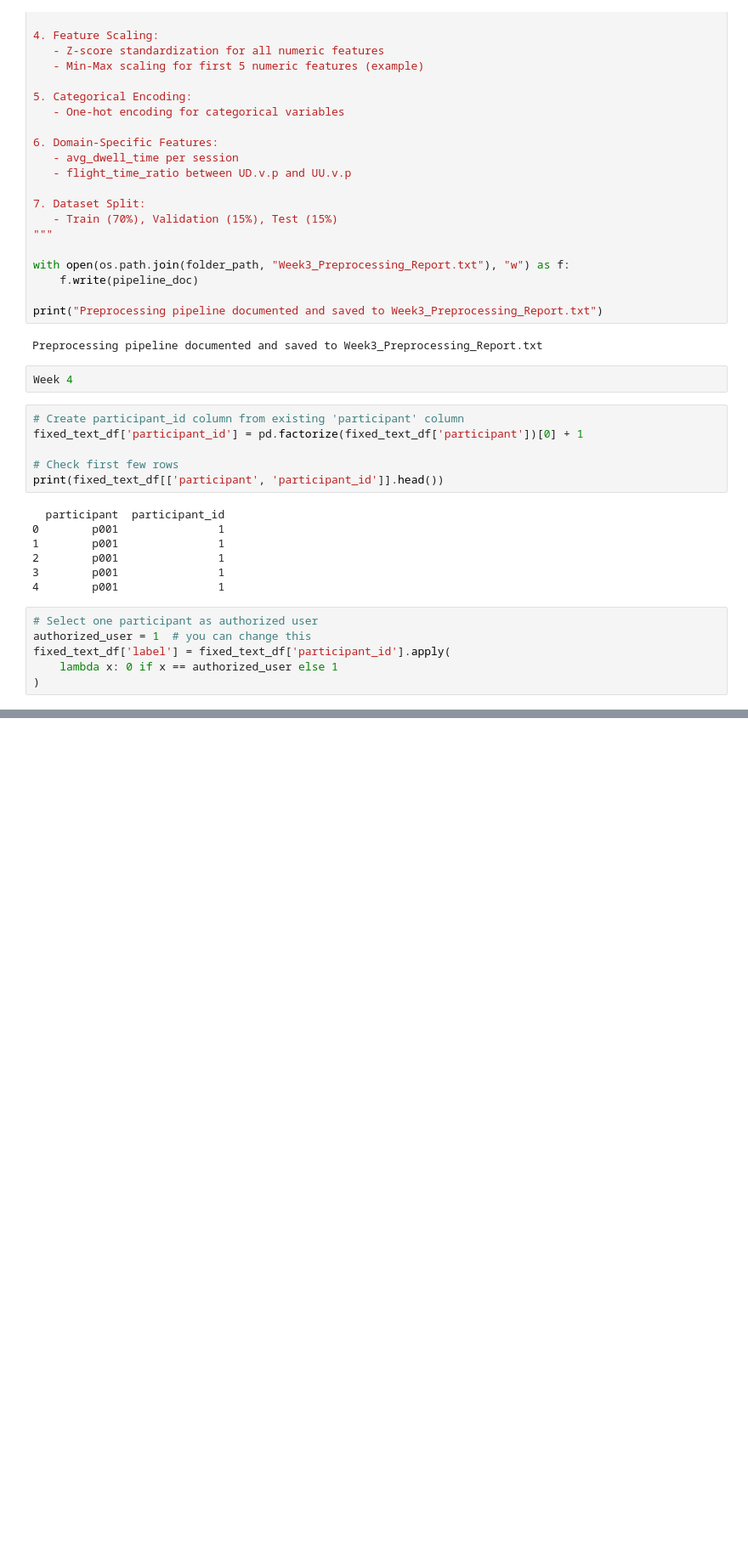
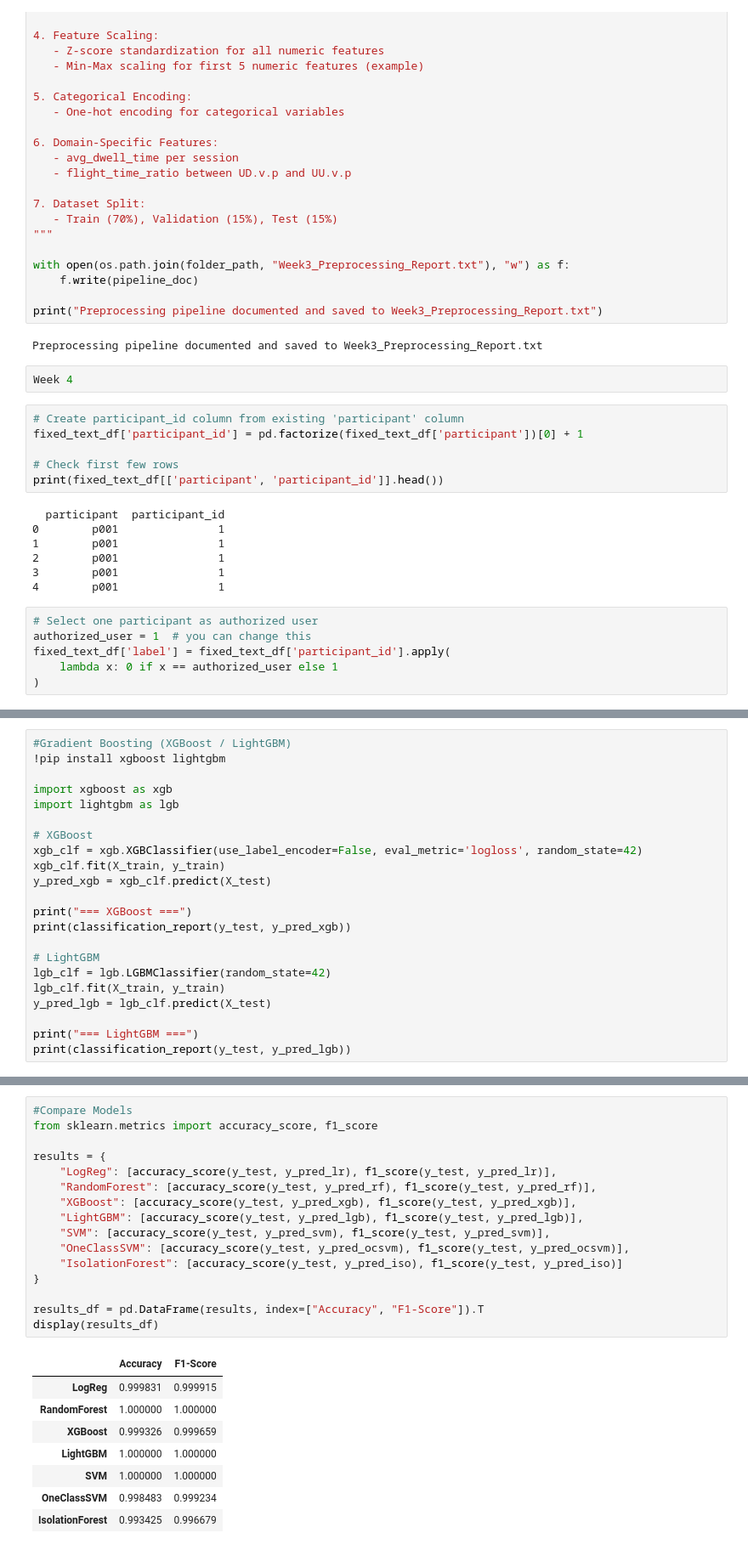
Before and after one commit to sujanpmonger-lab/Keystroke-Dynamics, a Jupyter notebook: Keystroke_Dynamics.ipynb, the cells around one changed output, grey strips where cells are left out. Shown at 85% size. Cells and saved outputs as stored; diff of their text form; blank space fills up the shorter version.

```diff
--- a/Keystroke_Dynamics.ipynb
+++ b/Keystroke_Dynamics.ipynb
@@ -480,0 +668,22 @@ fixed_text_df['label'] = fixed_text_df['participant_id'].apply(
+# %%
+#Gradient Boosting (XGBoost / LightGBM)
+!pip install xgboost lightgbm
+
+import xgboost as xgb
+import lightgbm as lgb
+
+# XGBoost
+xgb_clf = xgb.XGBClassifier(use_label_encoder=False, eval_metric='logloss', random_state=42)
+xgb_clf.fit(X_train, y_train)
+y_pred_xgb = xgb_clf.predict(X_test)
+
+print("=== XGBoost ===")
+print(classification_report(y_test, y_pred_xgb))
+
+# LightGBM
+lgb_clf = lgb.LGBMClassifier(random_state=42)
+lgb_clf.fit(X_train, y_train)
+y_pred_lgb = lgb_clf.predict(X_test)
+
+print("=== LightGBM ===")
+print(classification_report(y_test, y_pred_lgb))
@@ -480,0 +766,25 @@ fixed_text_df['label'] = fixed_text_df['participant_id'].apply(
+# %%
+#Compare Models
+from sklearn.metrics import accuracy_score, f1_score
+
+results = {
+    "LogReg": [accuracy_score(y_test, y_pred_lr), f1_score(y_test, y_pred_lr)],
+    "RandomForest": [accuracy_score(y_test, y_pred_rf), f1_score(y_test, y_pred_rf)],
+    "XGBoost": [accuracy_score(y_test, y_pred_xgb), f1_score(y_test, y_pred_xgb)],
+    "LightGBM": [accuracy_score(y_test, y_pred_lgb), f1_score(y_test, y_pred_lgb)],
+    "SVM": [accuracy_score(y_test, y_pred_svm), f1_score(y_test, y_pred_svm)],
+    "OneClassSVM": [accuracy_score(y_test, y_pred_ocsvm), f1_score(y_test, y_pred_ocsvm)],
+    "IsolationForest": [accuracy_score(y_test, y_pred_iso), f1_score(y_test, y_pred_iso)]
+}
+
+results_df = pd.DataFrame(results, index=["Accuracy", "F1-Score"]).T
+display(results_df)
+# %% [output]
+|  | Accuracy | F1-Score |
+| LogReg | 0.999831 | 0.999915 |
+| RandomForest | 1.000000 | 1.000000 |
+| XGBoost | 0.999326 | 0.999659 |
+| LightGBM | 1.000000 | 1.000000 |
+| SVM | 1.000000 | 1.000000 |
+| OneClassSVM | 0.998483 | 0.999234 |
+| IsolationForest | 0.993425 | 0.996679 |
```
Also changed, not shown: parts of 15 cells of this notebook.
